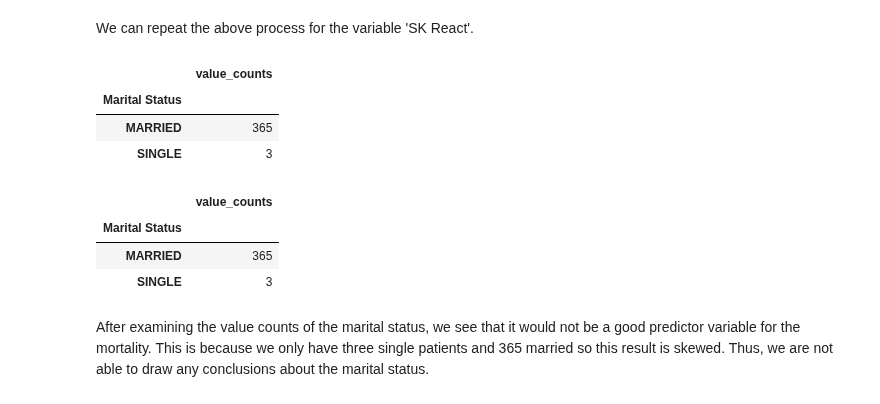
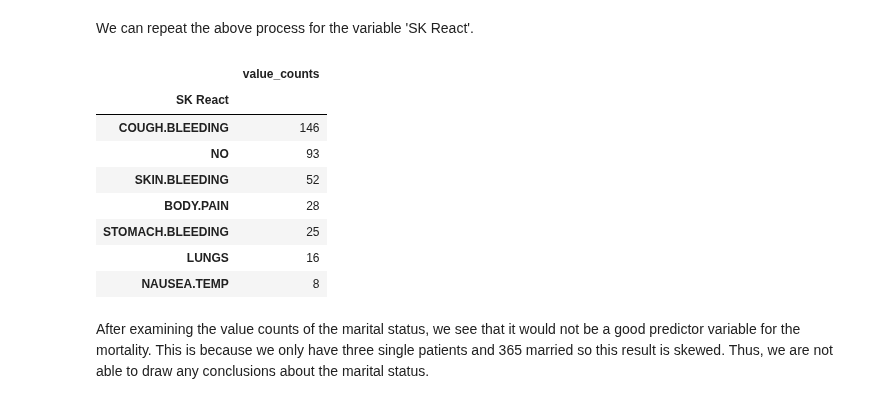
Before and after one commit to vyklyuk/Health_Care_Data_Analysis, a Jupyter notebook: Bohdan Kuno/lab3/Kuno_Bohdan_Lab3.ipynb, the cells around one changed output. Drawn from its saved outputs; the diff is of its cells as text; code cells hidden in the pictures.

```diff
--- a/Bohdan Kuno/lab3/Kuno_Bohdan_Lab3.ipynb
+++ b/Bohdan Kuno/lab3/Kuno_Bohdan_Lab3.ipynb
@@ -561,19 +436,20 @@ age_group_counts
 # %% [markdown]
 We can repeat the above process for the variable 'SK React'.
 # %%
-sk_react_counts = df['Marital Status'].value_counts().to_frame()
-sk_react_counts.rename(columns={'Marital Status': 'value_counts'}, inplace=True)
-sk_react_counts.index.name = 'Marital Status'
+sk_react_counts = df['SK React'].value_counts().to_frame()
+sk_react_counts.rename(columns={'SK React': 'value_counts'}, inplace=True)
+sk_react_counts.index.name = 'SK React'
 sk_react_counts.head(10)
 # %% [output]
 |  | value_counts |
-| Marital Status |  |
-| MARRIED | 365 |
-| SINGLE | 3 |
+| SK React |  |
+| COUGH.BLEEDING | 146 |
+| NO | 93 |
+| SKIN.BLEEDING | 52 |
+| BODY.PAIN | 28 |
+| STOMACH.BLEEDING | 25 |
+| LUNGS | 16 |
+| NAUSEA.TEMP | 8 |
-|  | value_counts |
-| Marital Status |  |
-| MARRIED | 365 |
-| SINGLE | 3 |
 # %% [markdown]
 <p>After examining the value counts of the marital status, we see that it would not be a good predictor variable for the mortality. This is because we only have three single patients and 365 married so this result is skewed. Thus, we are not able to draw any conclusions about the marital status.</p>
 # %% [markdown]
```
Also changed, not shown: parts of 41 cells of this notebook, 11 other files.
